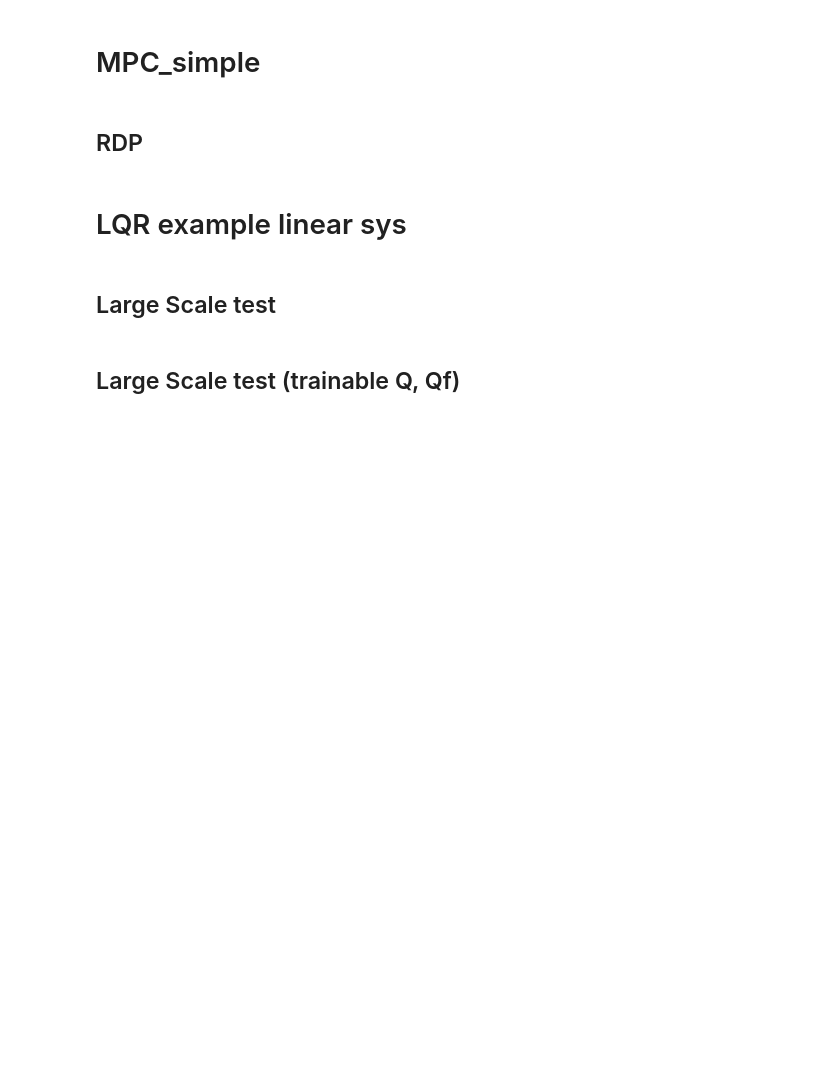
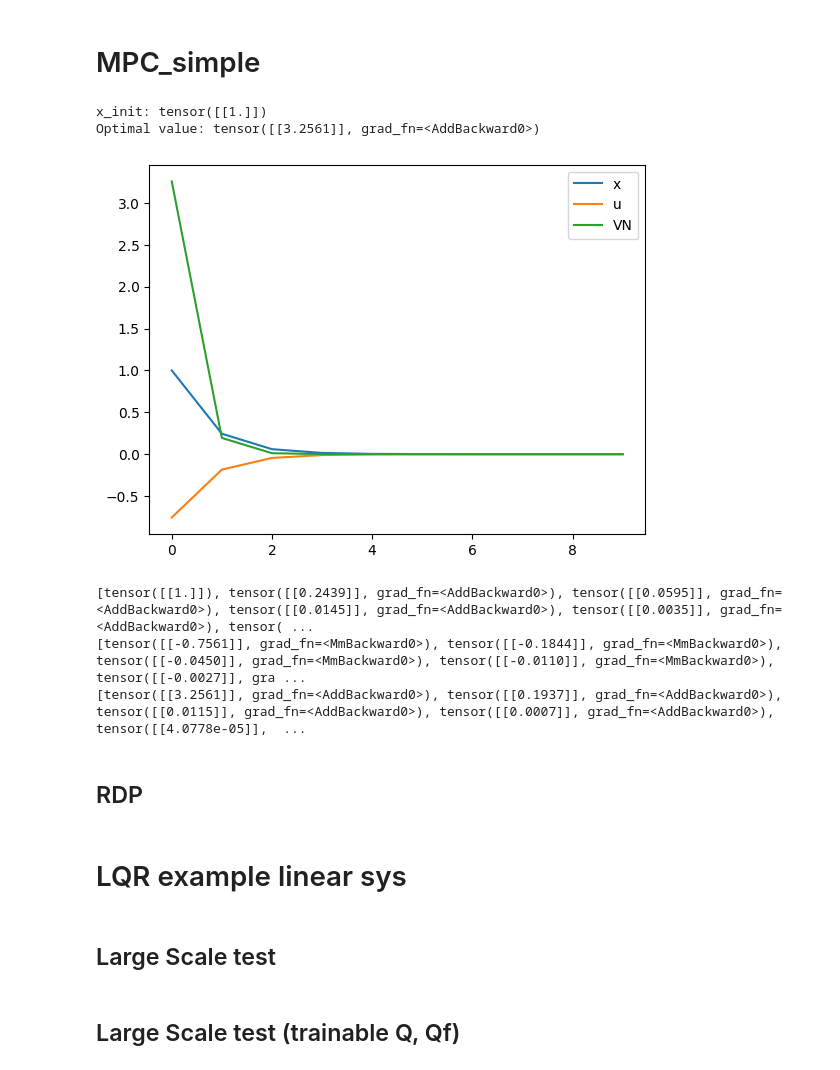
Before and after one commit to anby-dmr/RDP_asym_stability, a Jupyter notebook: direct_LQR_test.ipynb, the cells around one changed output. Cells and saved outputs as stored; diff of their text form; code cells hidden in the pictures; blank space fills up the shorter version.

```diff
--- a/direct_LQR_test.ipynb
+++ b/direct_LQR_test.ipynb
@@ -102,36 +109,43 @@ torch.set_default_dtype(DTYPES)
 MPC_T = 10 # MPC time horizon
 A = torch.tensor([[1.]])
 B = torch.tensor([[1.]])
-Q = torch.tensor([[1.]])
+Q = torch.tensor([[2.5]])
 R = torch.tensor([[1.]])
 Qf = nn.Parameter(torch.tensor([[1.5]])) # Trainable
 N = torch.tensor([[0.]])
 T = 3 # OCP time horizon
 nx = 1
 nu = 1
 
 x_init = torch.tensor([[1.]])
 
 def mpc(A, B, N, Q, R, Qf, MPC_T, T, x_init):
     x = x_init
     x_list = []
     u_list = []
     VN_list = []
     for i in range(MPC_T):
         P, F, J = LQR_PF(A, B, N, Q, R, Qf, T, x)
         u = F[0] @ x
         x_list.append(x)
         u_list.append(u)
         x = A @ x + B @ u
         VN_list.append(J)
     return x_list, u_list, VN_list
 
 x_list, u_list, VN_list = mpc(A, B, N, Q, R, Qf, MPC_T, T, x_init)
 
 plot_seq(x_list, u_list, VN_list)
 print(x_list)
 print(u_list)
 print(VN_list)
+# %% [output]
+x_init: tensor([[1.]])
+Optimal value: tensor([[3.2561]], grad_fn=<AddBackward0>)
+[figure, added]
+[tensor([[1.]]), tensor([[0.2439]], grad_fn=<AddBackward0>), tensor([[0.0595]], grad_fn=<AddBackward0>), tensor([[0.0145]], grad_fn=<AddBackward0>), tensor([[0.0035]], grad_fn=<AddBackward0>), tensor( ...
+[tensor([[-0.7561]], grad_fn=<MmBackward0>), tensor([[-0.1844]], grad_fn=<MmBackward0>), tensor([[-0.0450]], grad_fn=<MmBackward0>), tensor([[-0.0110]], grad_fn=<MmBackward0>), tensor([[-0.0027]], gra ...
+[tensor([[3.2561]], grad_fn=<AddBackward0>), tensor([[0.1937]], grad_fn=<AddBackward0>), tensor([[0.0115]], grad_fn=<AddBackward0>), tensor([[0.0007]], grad_fn=<AddBackward0>), tensor([[4.0778e-05]],  ...
 # %% [markdown]
 ## RDP
 # %%
```
Also changed, not shown: parts of 1 cell of this notebook, 3 other files.
